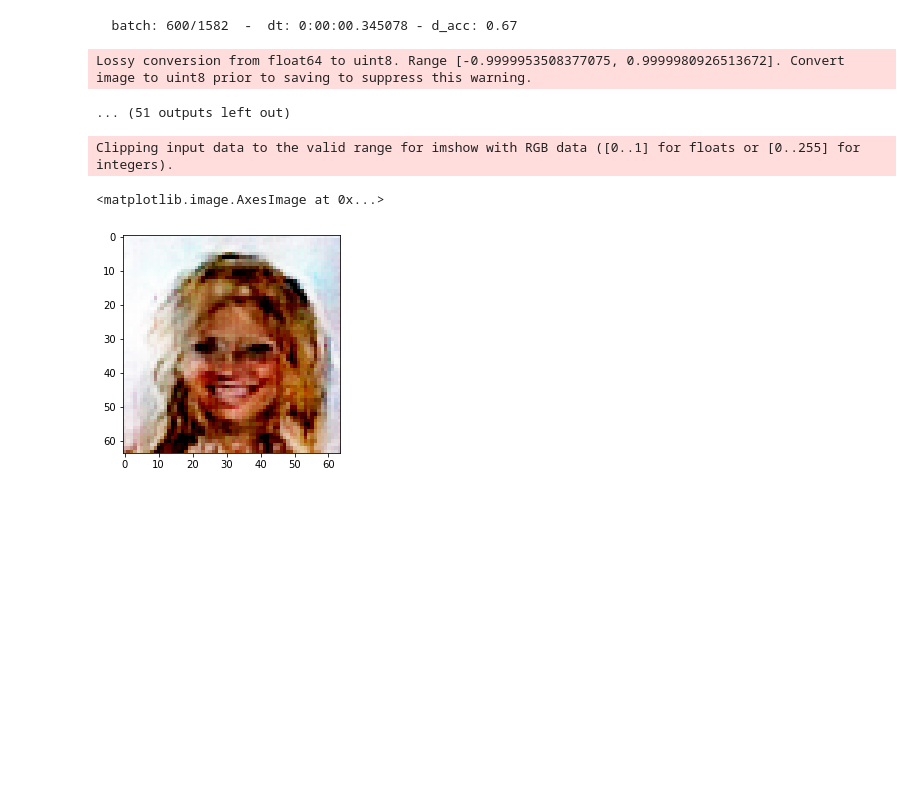
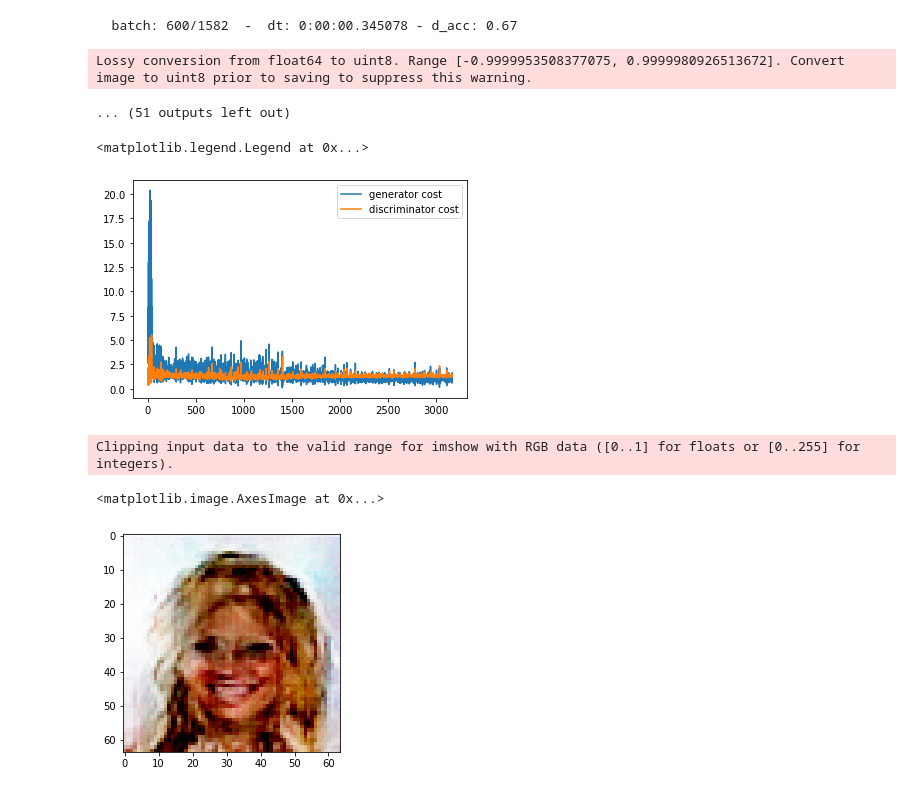
Before and after one commit to darrahts/deeplearning, a Jupyter notebook: GenerativeAdversarialNetwork.ipynb, the cells around one changed output. Cells and saved outputs as stored; diff of their text form; code cells hidden in the pictures; blank space fills up the shorter version.

Commit message:
added second results figure

```diff
--- a/GenerativeAdversarialNetwork.ipynb
+++ b/GenerativeAdversarialNetwork.ipynb
@@ -674,6 +674,13 @@ Lossy conversion from float64 to uint8. Range [-0.9999983906745911, 0.9999930858
   batch: 600/1582  -  dt: 0:00:00.345078 - d_acc: 0.67
 Lossy conversion from float64 to uint8. Range [-0.9999953508377075, 0.9999980926513672]. Convert image to uint8 prior to saving to suppress this warning.
 ... (51 outputs left out)
+# %%
+plt.plot(g, label='generator cost')
+plt.plot(d, label='discriminator cost')
+plt.legend()
+# %% [output]
+<matplotlib.legend.Legend at 0x...>
+[figure, added]
 # %%
 plt.imshow(gan.sample(1).reshape(64,64,3))
 # %% [output]
```
